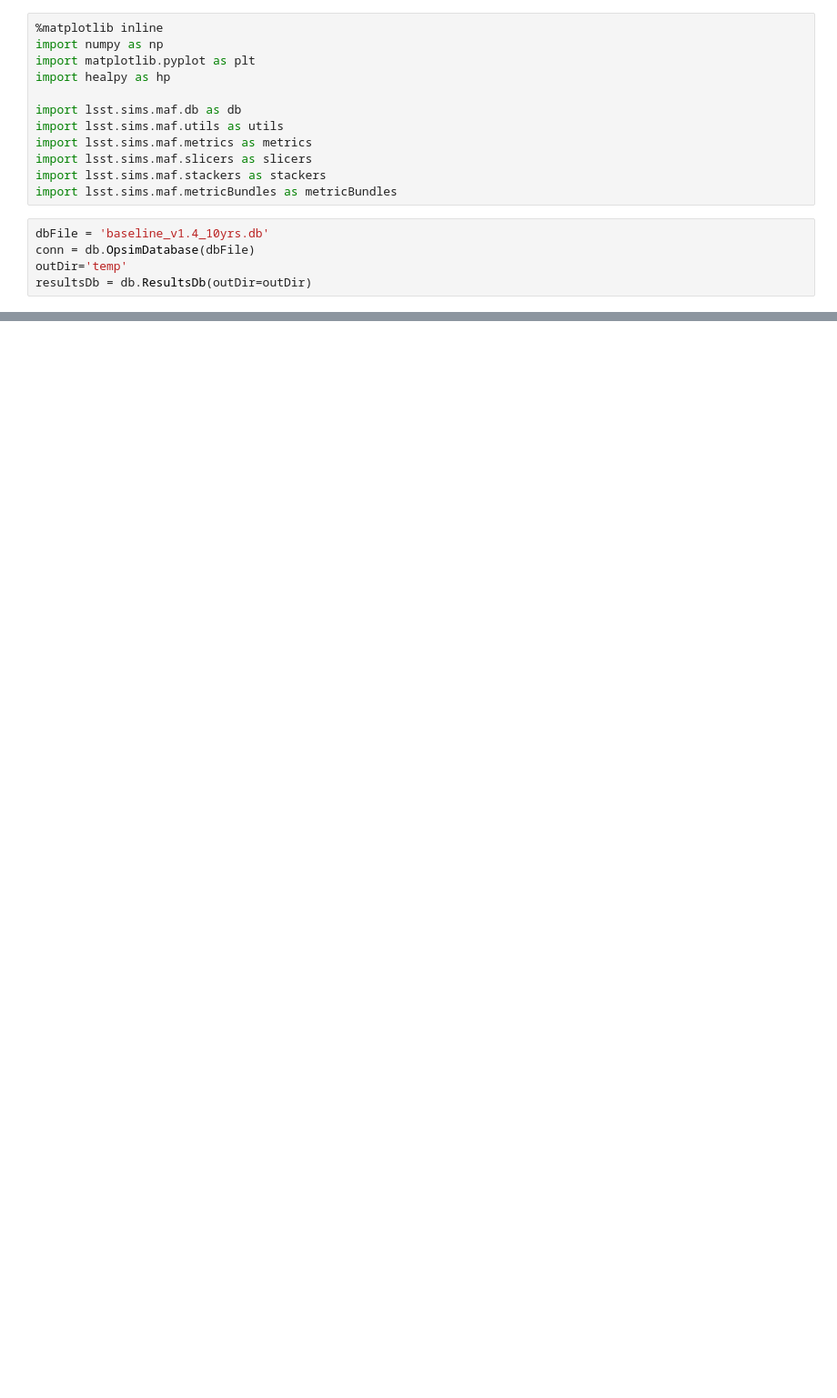
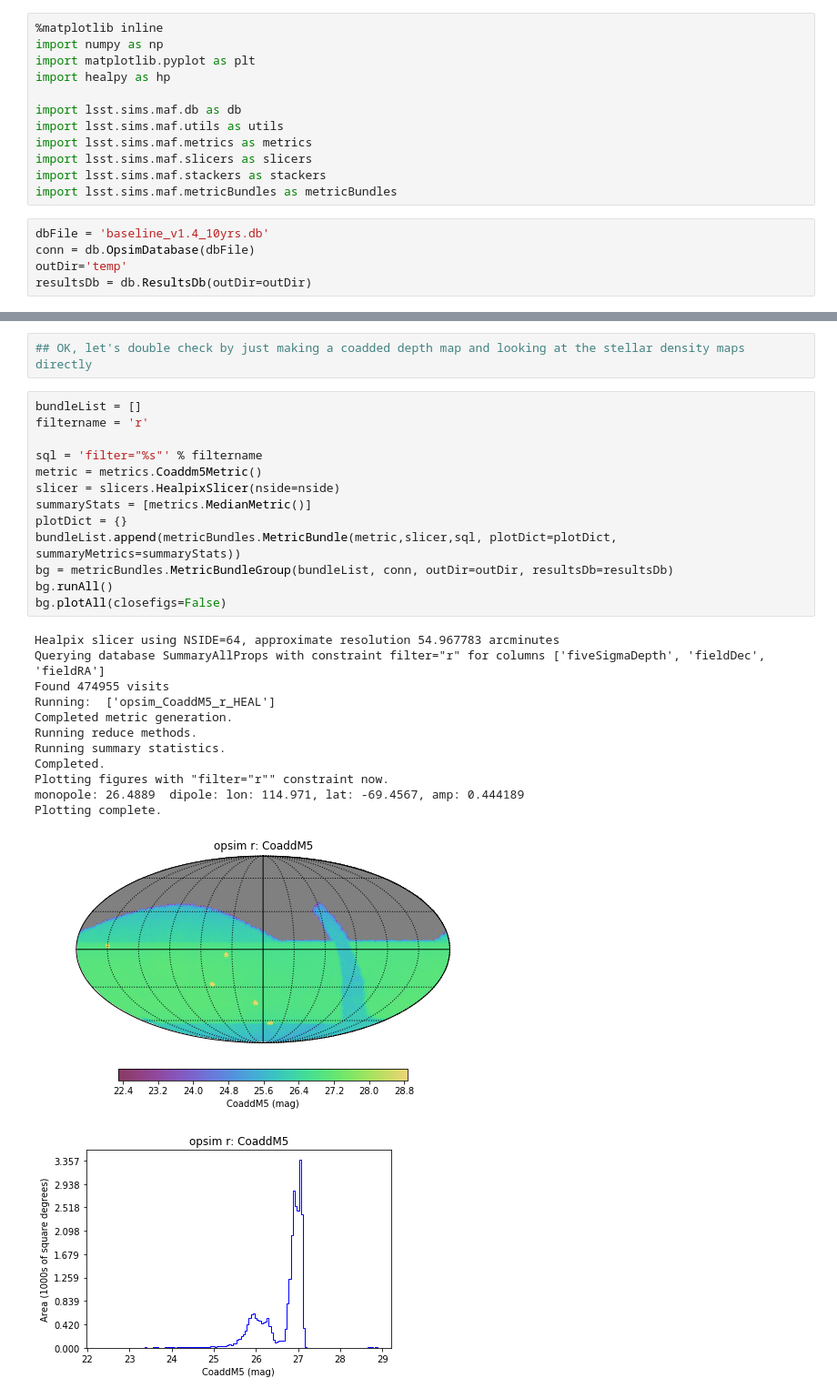
Before and after one commit to yoachim/20_Scratch, a Jupyter notebook: n_stars_check/N_stars.ipynb, the cells around one changed output, grey strips where cells are left out. Shown at 91% size. Cells and saved outputs as stored; diff of their text form; blank space fills up the shorter version.

Commit message:
checking N stars

```diff
--- a/n_stars_check/N_stars.ipynb
+++ b/n_stars_check/N_stars.ipynb
@@ -74,0 +75,29 @@ No_Crowding_0.1 1.421006582194203
+# %%
+## OK, let's double check by just making a coadded depth map and looking at the stellar density maps directly
+# %%
+bundleList = []
+filtername = 'r'
+
+sql = 'filter="%s"' % filtername
+metric = metrics.Coaddm5Metric()
+slicer = slicers.HealpixSlicer(nside=nside)
+summaryStats = [metrics.MedianMetric()]
+plotDict = {}
+bundleList.append(metricBundles.MetricBundle(metric,slicer,sql, plotDict=plotDict, summaryMetrics=summaryStats))
+bg = metricBundles.MetricBundleGroup(bundleList, conn, outDir=outDir, resultsDb=resultsDb)
+bg.runAll()
+bg.plotAll(closefigs=False)
+# %% [output]
+Healpix slicer using NSIDE=64, approximate resolution 54.967783 arcminutes
+Querying database SummaryAllProps with constraint filter="r" for columns ['fiveSigmaDepth', 'fieldDec', 'fieldRA']
+Found 474955 visits
+Running:  ['opsim_CoaddM5_r_HEAL']
+Completed metric generation.
+Running reduce methods.
+Running summary statistics.
+Completed.
+Plotting figures with "filter="r"" constraint now.
+monopole: 26.4889  dipole: lon: 114.971, lat: -69.4567, amp: 0.444189
+Plotting complete.
+[figure, added]
+[figure, added]
```
Also changed, not shown: parts of 13 cells of this notebook.
